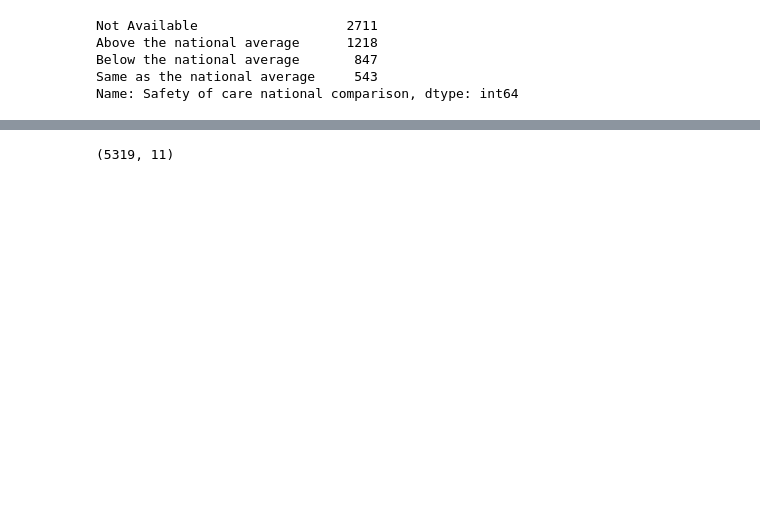
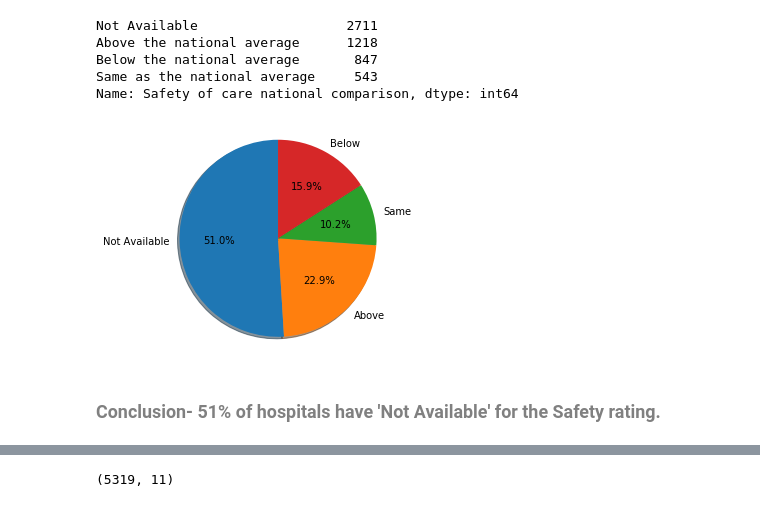
Before and after one commit to turtlek/CourseraCapstone, a Jupyter notebook: Hospital Neighborhoods.ipynb, the cells around one changed output, grey strips where cells are left out. Cells and saved outputs as stored; diff of their text form; code cells hidden in the pictures; blank space fills up the shorter version.

```diff
--- a/Hospital Neighborhoods.ipynb
+++ b/Hospital Neighborhoods.ipynb
@@ -222,6 +257,19 @@ Above the national average      1218
 Below the national average       847
 Same as the national average     543
 Name: Safety of care national comparison, dtype: int64
+# %%
+import matplotlib.pyplot as plt
+labels = 'Not Available', 'Above', 'Same', 'Below'
+sizes = [2711, 1218, 543,847]
+fig1, ax1 = plt.subplots()
+ax1.pie(sizes, labels=labels, autopct='%1.1f%%',
+        shadow=True, startangle=90)
+ax1.axis('equal')  # Equal aspect ratio ensures that pie is drawn as a circle.
+plt.show()
+# %% [output]
+[figure, added]
+# %% [markdown]
+### <span style='color:gray'> Conclusion- 51% of hospitals have 'Not Available' for the Safety rating.   </span>
 # %%
 #Simplify column names
 
```
Also changed, not shown: parts of 87 cells of this notebook.
